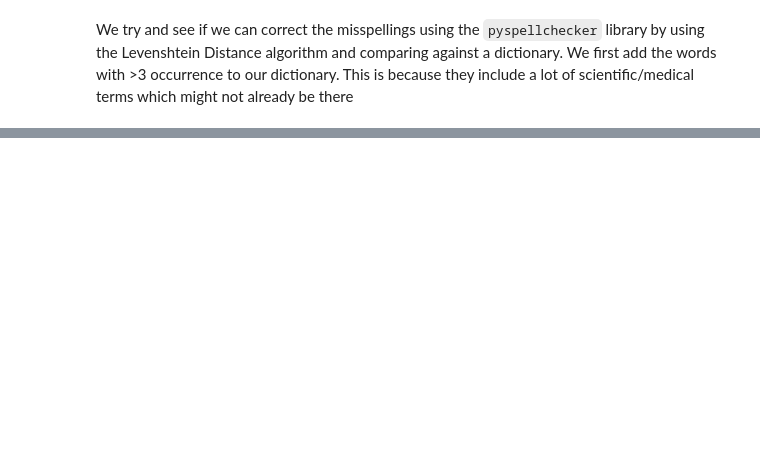
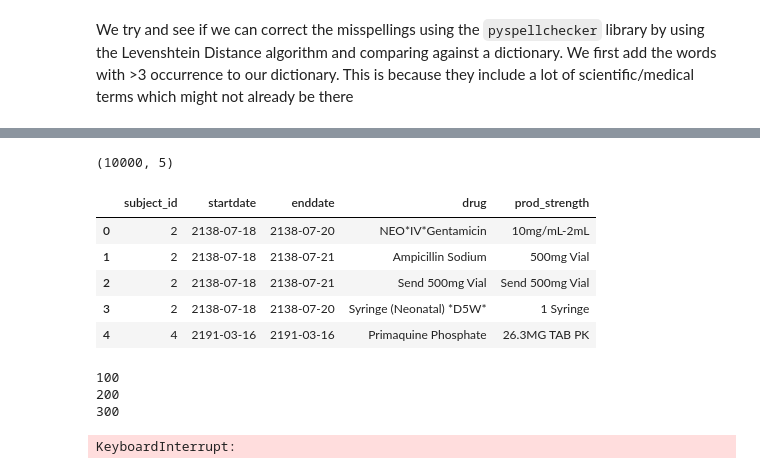
Before and after one commit to amin-nejad/mimic-text-generation, a Jupyter notebook: preprocess_discharge_summaries.ipynb, the cells around one changed output, grey strips where cells are left out. Cells and saved outputs as stored; diff of their text form; code cells hidden in the pictures; blank space fills up the shorter version.

```diff
--- a/preprocess_discharge_summaries.ipynb
+++ b/preprocess_discharge_summaries.ipynb
@@ -206,0 +383,20 @@ We now have correct spellings for over 3000 words in our dictionary that occurre
+# %%
+# prescriptions data
+
+df_prescriptions = pd.read_sql_query('''
+  SELECT subject_id, startdate, enddate, drug, prod_strength
+  FROM prescriptions
+  ORDER BY subject_id
+  LIMIT 10000;
+''', cnx)
+
+print(df_prescriptions.shape)
+df_prescriptions.head()
+# %% [output]
+(10000, 5)
+|  | subject_id | startdate | enddate | drug | prod_strength |
+| 0 | 2 | 2138-07-18 | 2138-07-20 | NEO*IV*Gentamicin | 10mg/mL-2mL |
+| 1 | 2 | 2138-07-18 | 2138-07-21 | Ampicillin Sodium | 500mg Vial |
+| 2 | 2 | 2138-07-18 | 2138-07-21 | Send 500mg Vial | Send 500mg Vial |
+| 3 | 2 | 2138-07-18 | 2138-07-20 | Syringe (Neonatal) *D5W* | 1 Syringe |
+| 4 | 4 | 2191-03-16 | 2191-03-16 | Primaquine Phosphate | 26.3MG TAB PK |
@@ -206,0 +588,7 @@ We now have correct spellings for over 3000 words in our dictionary that occurre
+# %%
+src_train, src_val, src_test = StratifiedGroupShuffleSplit(df)
+# %% [output]
+100
+200
+300
+KeyboardInterrupt:
```
Also changed, not shown: parts of 27 cells of this notebook, 2 other files.
